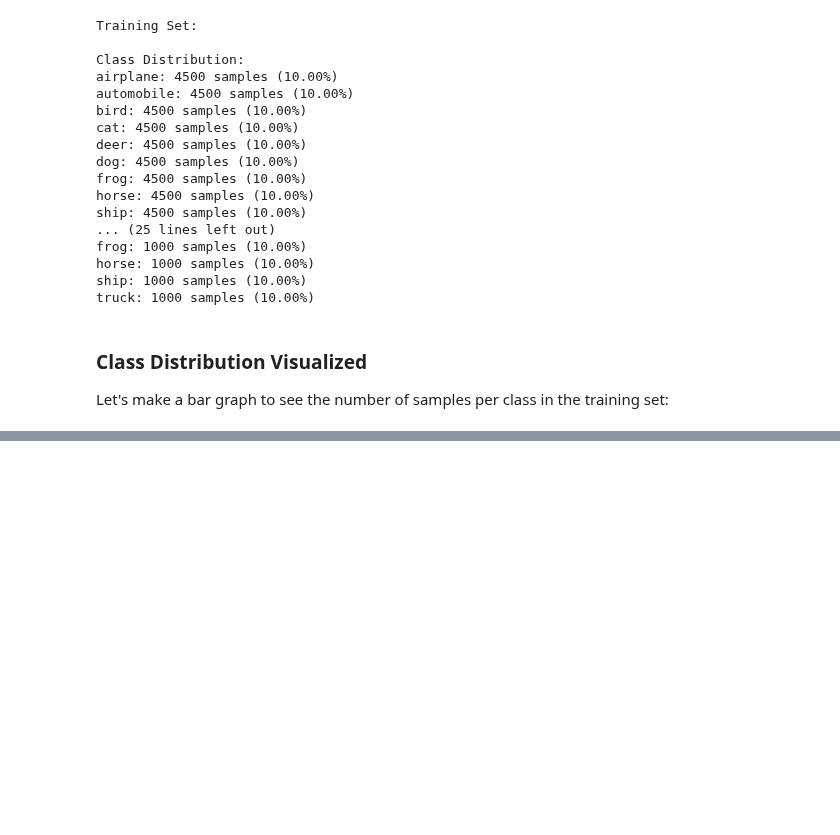
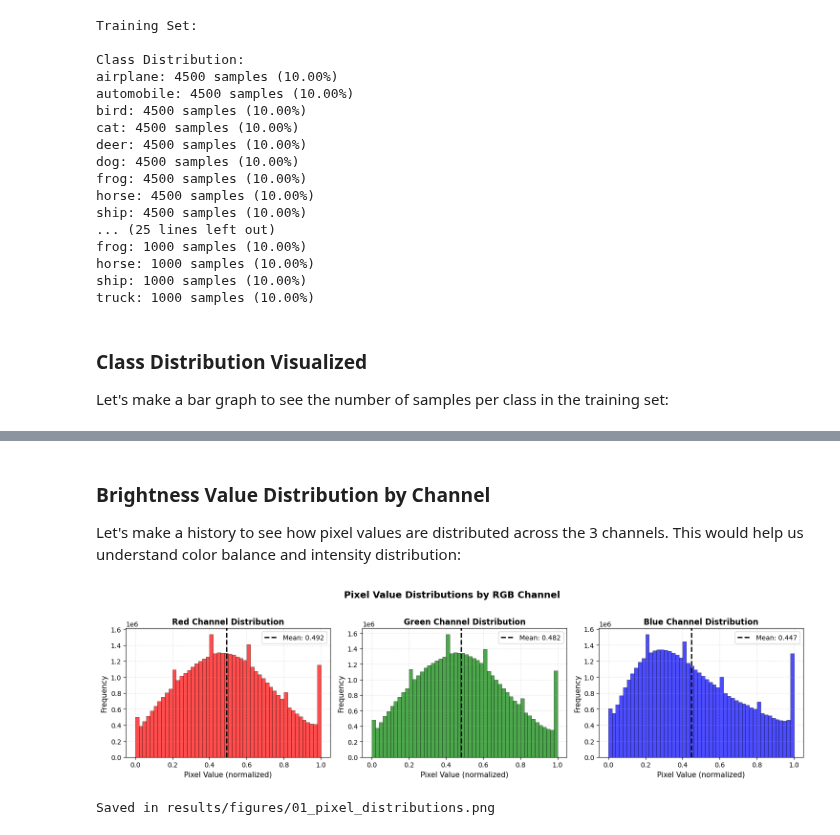
Before and after one commit to ShawarmaOnGit/tda-adversarial-detection, a Jupyter notebook: notebooks/01_data_exploration.ipynb, the cells around one changed output, grey strips where cells are left out. Saved outputs shown, nothing was run; the diff lists cells and outputs as text; code cells hidden in the pictures; blank space fills up the shorter version.

```diff
--- a/notebooks/01_data_exploration.ipynb
+++ b/notebooks/01_data_exploration.ipynb
@@ -154,0 +190,13 @@ print("Saved in: results/figures/01_class_distribution.png")
+# %%
+print("Overall Statistics:")
+print(f"Mean:     {training_images.mean():.4f}")
+print(f"Std Dev:  {training_images.std():.4f}")
+print(f"Median:   {np.median(training_images):.4f}")
+print(f"Min:      {training_images.min():.4f}")
+print(f"Max:      {training_images.max():.4f}")
+
+print("\nColor Channel Statistics:")
+channels = ['Red', 'Green', 'Blue']
+for i, channel in enumerate(channels):
+    channel_data = training_images[:, :, :, i]
+    print(f"{channel} channel - Mean: {channel_data.mean():.4f}, Std: {channel_data.std():.4f}")
@@ -154,0 +215,31 @@ print("Saved in: results/figures/01_class_distribution.png")
+# %% [markdown]
+### Brightness Value Distribution by Channel
+
+Let's make a history to see how pixel values are distributed across the 3 channels. This would help us understand color balance and intensity distribution:
+# %%
+fig, axes = plt.subplots(1, 3, figsize=(15, 4))
+
+channels = ['Red', 'Green', 'Blue']
+colors = ['red', 'green', 'blue']
+
+for i, (channel, color) in enumerate(zip(channels, colors)):
+    channel_data = training_images[:, :, :, i].flatten()
+
+    axes[i].hist(channel_data, bins=50, color=color, alpha=0.7, edgecolor='black', linewidth=0.5)
+    axes[i].set_xlabel('Pixel Value (normalized)', fontsize=11)
+    axes[i].set_ylabel('Frequency', fontsize=11)
+    axes[i].set_title(f'{channel} Channel Distribution', fontsize=12, fontweight='bold')
+    axes[i].grid(alpha=0.3, linestyle='--')
+    mean_val = channel_data.mean()
+    axes[i].axvline(mean_val, color='black', linestyle='--', linewidth=2, label=f'Mean: {mean_val:.3f}')
+    axes[i].legend()
+
+plt.suptitle('Pixel Value Distributions by RGB Channel', fontsize=14, fontweight='bold', y=1.02)
+plt.tight_layout()
+plt.savefig('../results/figures/01_pixel_distributions.png', bbox_inches='tight')
+plt.show()
+
+print("Saved in results/figures/01_pixel_distributions.png")
+# %% [output]
+[figure, added]
+Saved in results/figures/01_pixel_distributions.png
```
Also changed, not shown: parts of 10 cells of this notebook.
